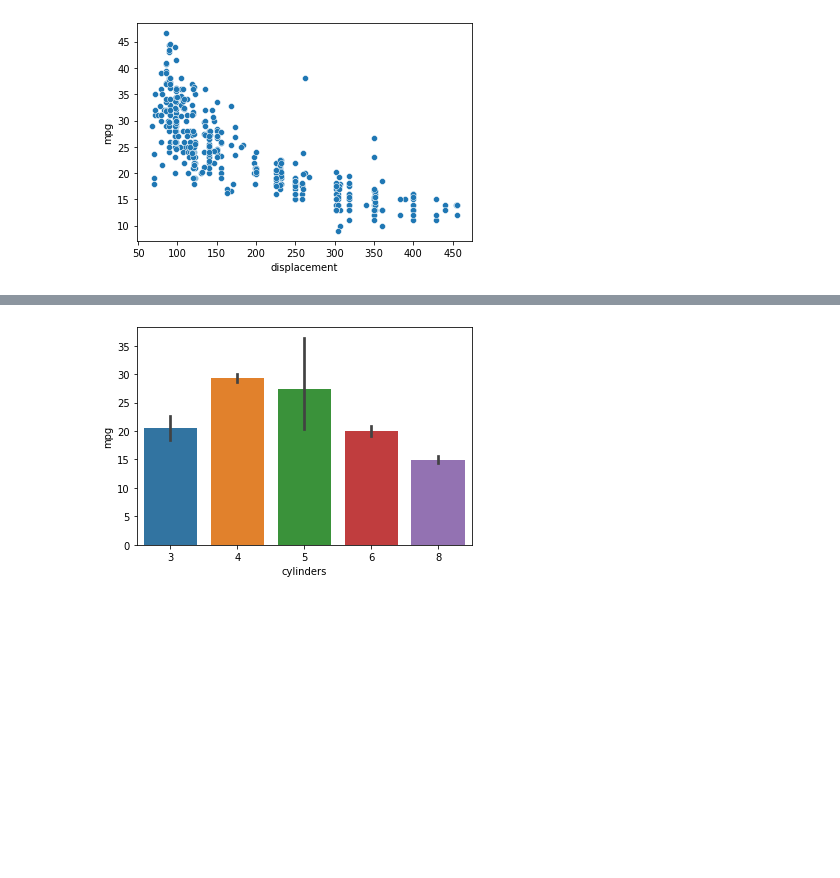
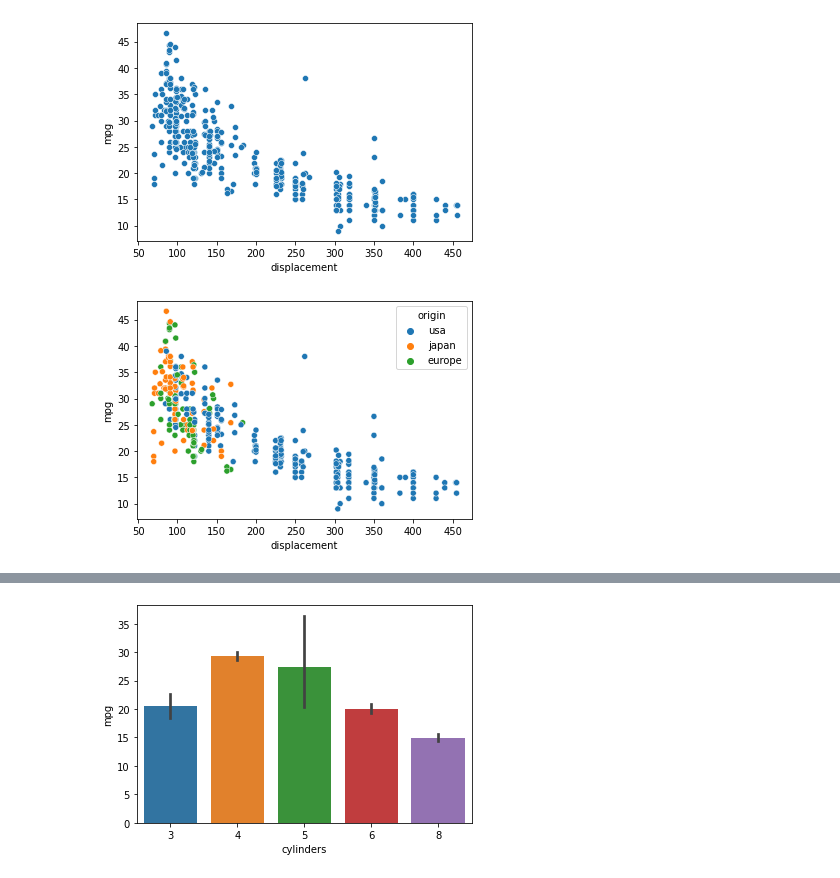
Before and after one commit to JMYoon90/JM_python, a Jupyter notebook: py23_mpg.ipynb, the cells around one changed output, grey strips where cells are left out. Saved outputs shown, nothing was run; the diff lists cells and outputs as text; code cells hidden in the pictures; blank space fills up the shorter version.

```diff
--- a/py23_mpg.ipynb
+++ b/py23_mpg.ipynb
@@ -64,6 +83,12 @@ sns.scatterplot(data=mpg, x='displacement', y='mpg')
 plt.show()
 # %% [output]
 [figure]
+# %%
+# mpg ~ displacement + origin
+sns.scatterplot(data=mpg, x='displacement', y='mpg',  hue='origin')
+plt.show()
+# %% [output]
+[figure, added]
 # %%
 # 2x2 subplot을 생성. scatter plot.
 # mpg ~ cylinders
```
Also changed, not shown: parts of 6 cells of this notebook.
